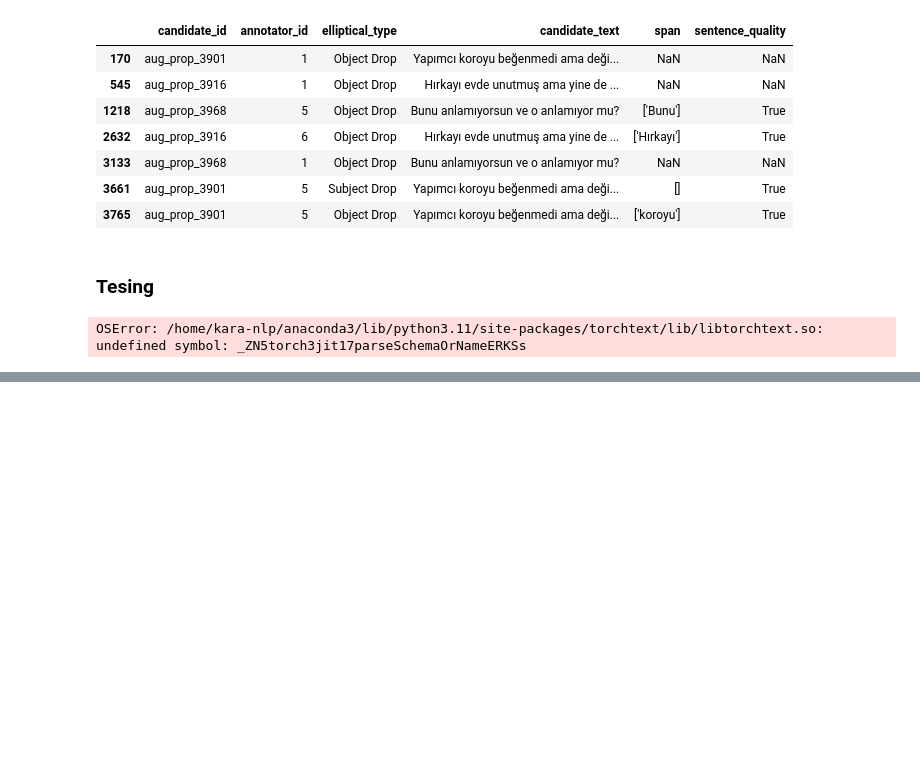
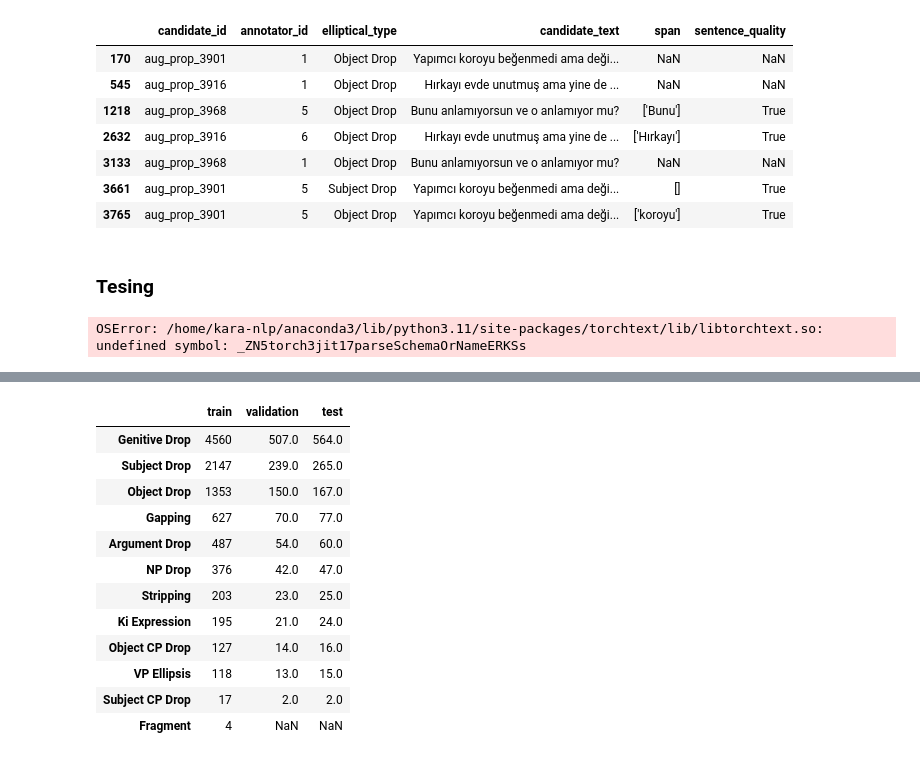
Before and after one commit to karahan-sahin/ellipsis-tr, a Jupyter notebook: main.ipynb, the cells around one changed output, grey strips where cells are left out. Cells and saved outputs as stored; diff of their text form; code cells hidden in the pictures; blank space fills up the shorter version.

```diff
--- a/main.ipynb
+++ b/main.ipynb
@@ -855,0 +949,29 @@ OSError: /home/kara-nlp/anaconda3/lib/python3.11/site-packages/torchtext/lib/lib
+# %%
+# Create value counts for training, validation, and test datasets
+train_span_release_value_counts = train_span_release.elliptical_type.value_counts()
+val_span_release_value_counts = val_span_release.elliptical_type.value_counts()
+test_span_release_value_counts = test_span_release.elliptical_type.value_counts()
+
+# Combine the value counts into a single dataframe
+combined_span_release_value_counts = pd.concat(
+    [train_span_release_value_counts, val_span_release_value_counts, test_span_release_value_counts],
+    axis=1,
+    keys=['train', 'validation', 'test']
+)
+
+# Display the combined value counts
+combined_span_release_value_counts
+# %% [output]
+|  | train | validation | test |
+| Genitive Drop | 4560 | 507.0 | 564.0 |
+| Subject Drop | 2147 | 239.0 | 265.0 |
+| Object Drop | 1353 | 150.0 | 167.0 |
+| Gapping | 627 | 70.0 | 77.0 |
+| Argument Drop | 487 | 54.0 | 60.0 |
+| NP Drop | 376 | 42.0 | 47.0 |
+| Stripping | 203 | 23.0 | 25.0 |
+| Ki Expression | 195 | 21.0 | 24.0 |
+| Object CP Drop | 127 | 14.0 | 16.0 |
+| VP Ellipsis | 118 | 13.0 | 15.0 |
+| Subject CP Drop | 17 | 2.0 | 2.0 |
+| Fragment | 4 | NaN | NaN |
```
Also changed, not shown: parts of 14 cells of this notebook, 3 other files.
